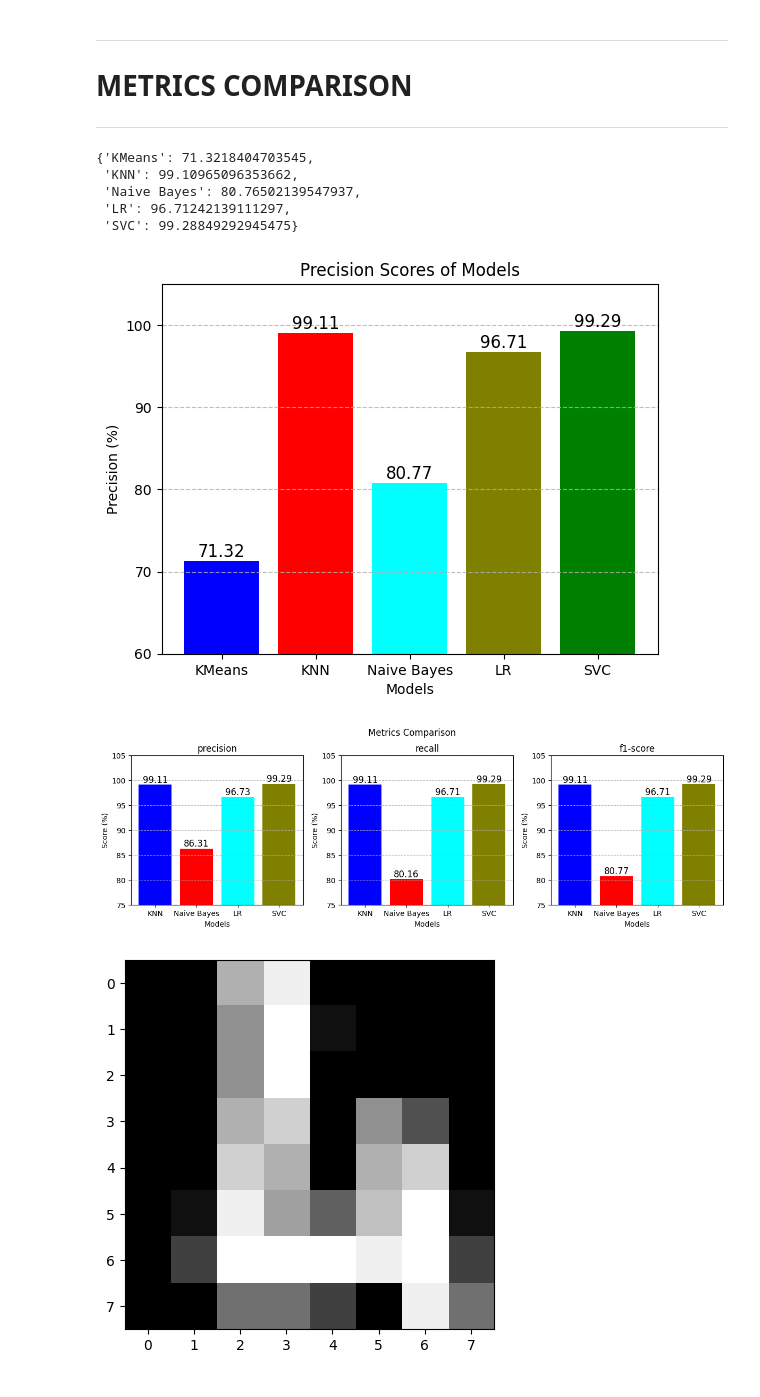
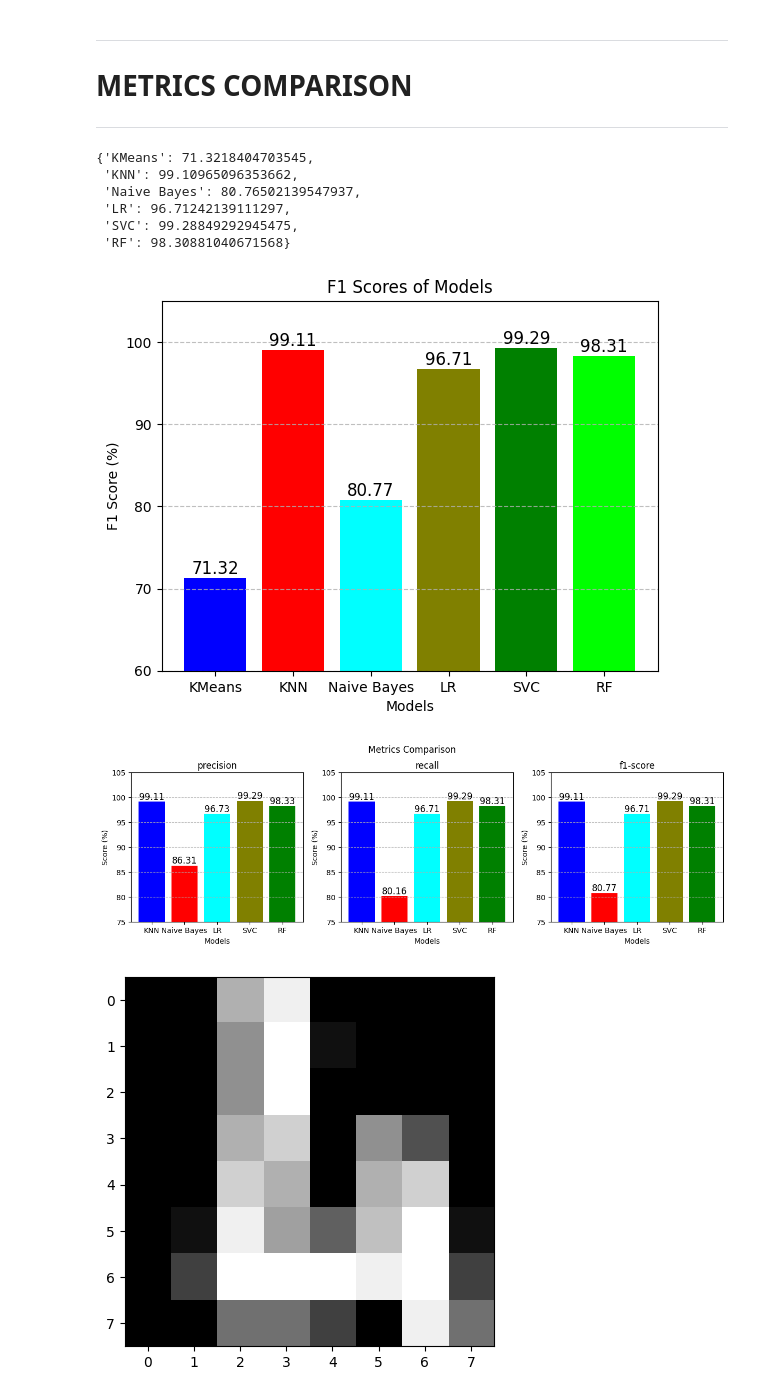
Before and after one commit to Muhammad-Abdullah-Feroz/Macine-Learning, a Jupyter notebook: OCR_Digits.ipynb, the cells around one changed output. Cells and saved outputs as stored; diff of their text form; code cells hidden in the pictures.

Commit message:
Added Random Forest Classification and saved its model

```diff
--- a/OCR_Digits.ipynb
+++ b/OCR_Digits.ipynb
@@ -485,0 +524,12 @@ models_precision["SVC"] = reportSVC
+# %%
+plt.figure(figsize=(10, 7))
+plt.yticks(np.arange(97.5,98.5,0.5))
+plt.xticks(np.arange(100, 300, 10))
+plt.ylim(97.5,98.5)
+plt.ylabel("Score (%)")
+plt.xlabel("n_estimators")
+plt.title("Random Forest Classifier Accuracy vs n_estimators")
+plt.grid(axis='y', linestyle='--', alpha=0.8)
+plt.bar(n_estimators_comparison.keys(), n_estimators_comparison.values(),width=8)
+for i , (label,value) in enumerate(n_estimators_comparison.items()):
+    plt.text(label, value+0.01, f"{value:.2f}", ha='center', va='bottom', fontsize=8)
@@ -485,0 +538,8 @@ models_precision["SVC"] = reportSVC
+# %%
+rf = RandomForestClassifier(n_estimators=120, random_state=42)
+rf.fit(X_train, Y_train)
+
+Y_pred = rf.predict(X_test)
+print(f"Random Forest score : {rf.score(X_test, Y_test)*100}\n")
+print(confusion_matrix(Y_test, Y_pred),end="\n\n")
+print(classification_report(Y_test, Y_pred))
@@ -486,3 +564,7 @@ models_precision["SVC"] = reportSVC
+# %%
+reportRF = classification_report(Y_test, Y_pred , output_dict=True)
+reportRF = reportRF["weighted avg"]
+models_precision["RF"] = reportRF
 # %% [markdown]
 ---
 # **METRICS COMPARISON**
@@ -493,7 +575,8 @@ precision_scores = {
  "KNN": models_precision["KNN"]["f1-score"]*100,
  "Naive Bayes": models_precision["Naive Bayes"]["f1-score"]*100,
  "LR": models_precision["LR"]["f1-score"]*100,
- "SVC": models_precision["SVC"]["f1-score"]*100
+ "SVC": models_precision["SVC"]["f1-score"]*100,
+ "RF": models_precision["RF"]["f1-score"]*100
 }
 precision_scores
 # %% [output]
@@ -501,23 +584,24 @@ precision_scores
  'KNN': 99.10965096353662,
  'Naive Bayes': 80.76502139547937,
  'LR': 96.71242139111297,
- 'SVC': 99.28849292945475}
+ 'SVC': 99.28849292945475,
+ 'RF': 98.30881040671568}
 # %%
 colors = ["blue", "red", "cyan", "olive", "green", "lime"]
 
 plt.yticks(np.arange(0, 105 , 10))
 plt.ylim(60,105)
 
 plt.xlabel("Models")
-plt.ylabel("Precision (%)")
-plt.title("Precision Scores of Models")
+plt.ylabel("F1 Score (%)")
+plt.title("F1 Scores of Models")
 
-plt.bar(precision_scores.keys(), precision_scores.values(), color=colors[:5])
+plt.bar(precision_scores.keys(), precision_scores.values(), color=colors)
 plt.grid(axis='y', linestyle='--', alpha=0.8)
 for i , (label,value) in enumerate(precision_scores.items()):
  plt.text(label, value+0.01, f"{value:.2f}", ha='center', va='bottom', fontsize=12)
 # %% [output]
-[figure, old version]
+[figure, new version]
 # %%
 metrics = ["precision", "recall", "f1-score"]
 
@@ -535,20 +621,20 @@ fig, axes = plt.subplots(1, 3, figsize=(12, 4))
 fig.suptitle("Metrics Comparison")
 
 for i in range(3):
- axes[i].bar(["KNN", "Naive Bayes","LR", "SVC"], [KNNmetrics[i], NBmetrics[i] , LRMetrics[i] , SVCmetrics[i]], color=colors[:4])
+ axes[i].bar(["KNN", "Naive Bayes","LR", "SVC", "RF"], [KNNmetrics[i], NBmetrics[i] , LRMetrics[i] , SVCmetrics[i], RFMetrics[i]], color=colors[:5])
  axes[i].set_title(metrics[i])
  axes[i].set_ylim(75, 105)
  axes[i].set_ylabel("Score (%)")
  axes[i].set_xlabel("Models")
  axes[i].grid(axis='y', linestyle='--', alpha=0.8)
- for j , (label,value) in enumerate(zip(["KNN", "Naive Bayes","LR" , "SVC"], [KNNmetrics[i], NBmetrics[i],LRMetrics[i], SVCmetrics[i]])):
+ for j , (label,value) in enumerate(zip(["KNN", "Naive Bayes","LR" , "SVC" , "RF"], [KNNmetrics[i], NBmetrics[i],LRMetrics[i], SVCmetrics[i], RFMetrics[i]])):
   axes[i].text(label, value+0.01, f"{value:.2f}", ha='center', va='bottom', fontsize=12)
 
 plt.tight_layout()
 plt.subplots_adjust(top=0.85)
 plt.show()
 # %% [output]
-[figure, old version]
+[figure, new version]
 # %%
 test_val = X_test.iloc[1110].values
 test_img = test_val.reshape(8,8)
```
Also changed, not shown: parts of 7 cells of this notebook, 1 other file.
